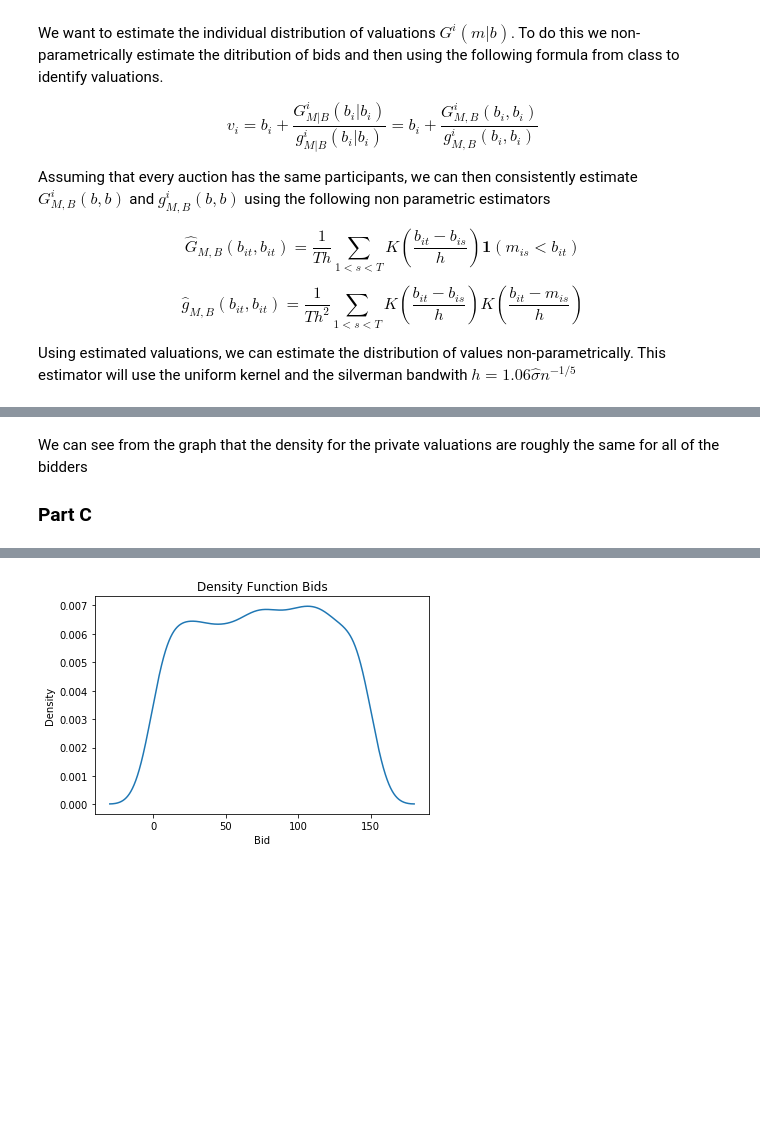
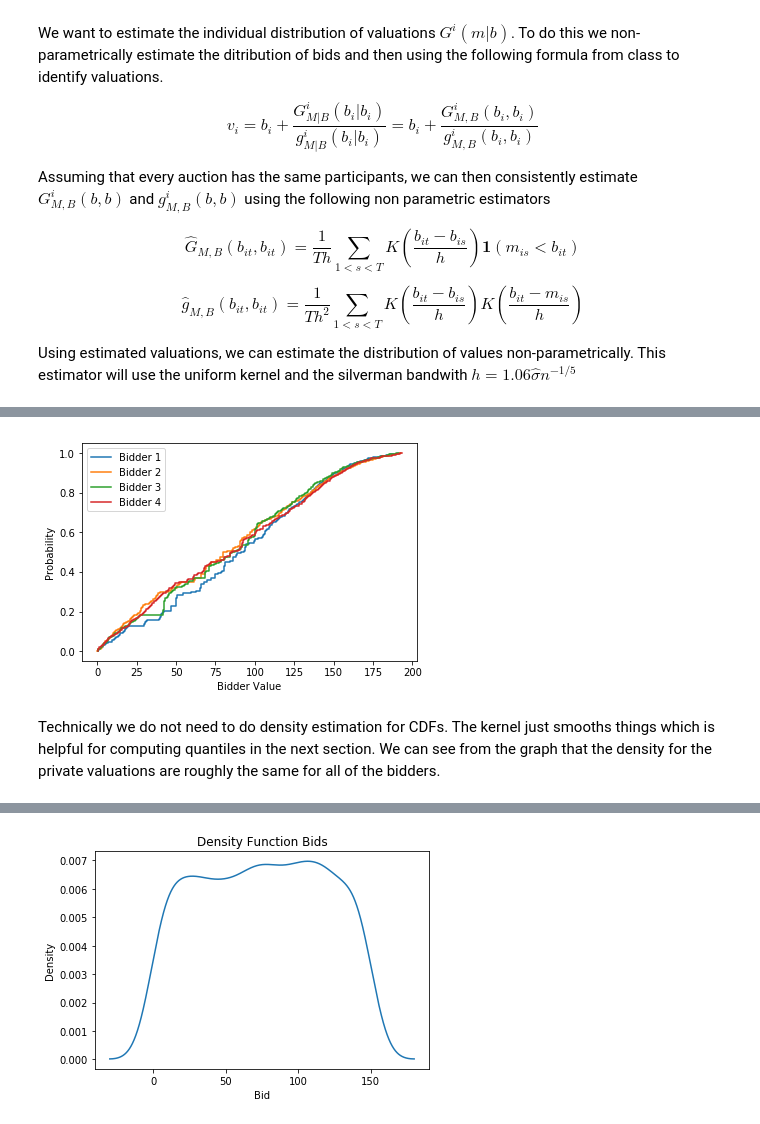
Before and after one commit to ericschulman/struct, a Jupyter notebook: hw5_io/auctions.ipynb, the cells around one changed output, grey strips where cells are left out. Drawn from its saved outputs; the diff is of its cells as text; code cells hidden in the pictures; blank space fills up the shorter version.

```diff
--- a/hw5_io/auctions.ipynb
+++ b/hw5_io/auctions.ipynb
@@ -109,4 +109,16 @@ plt.show()
+# %%
+for i in range(4):
+    v = apv_helper(fpa_data,i)
+    v.sort()
+    ecdf = sm.distributions.empirical_distribution.ECDF(v)
+    ecdf= ecdf(v)
+    plt.step(v, ecdf, label='Bidder %s'%(i+1) )
+
+plt.legend()
+plt.xlabel('Bidder Value')
+plt.ylabel('Probability')
+plt.show()
+# %% [output]
+[figure, added]
 # %% [markdown]
-We can see from the graph that the density for the private valuations are roughly the same for all of the bidders
-
-### Part C
+Technically we do not need to do density estimation for CDFs. The kernel just smooths things which is helpful for computing quantiles in the next section. We can see from the graph that the density for the private valuations are roughly the same for all of the bidders.
```
Also changed, not shown: parts of 5 cells of this notebook.
